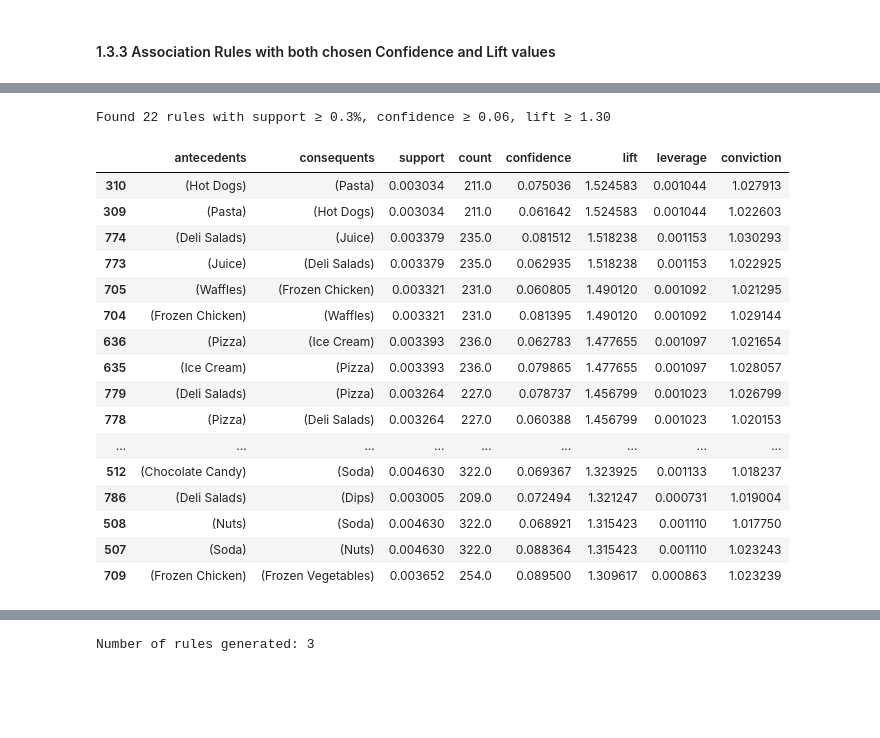
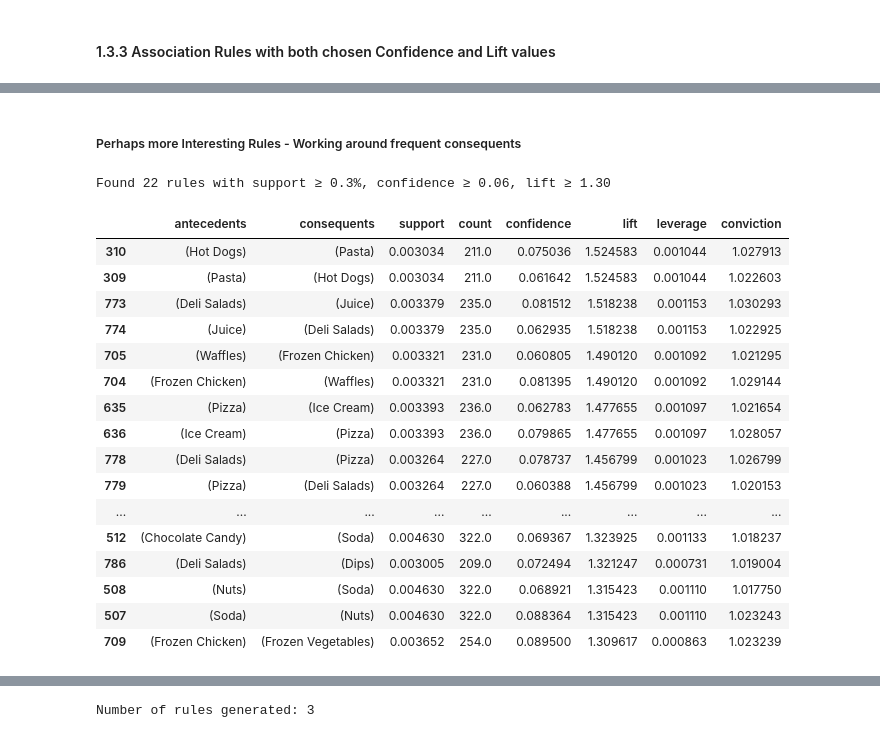
Before and after one commit to ijustsnapped/DataMine_PI, a Jupyter notebook: PD_202425_Project1/PD_202425_Project.ipynb, the cells around one changed output, grey strips where cells are left out. Saved outputs shown, nothing was run; the diff lists cells and outputs as text; code cells hidden in the pictures; blank space fills up the shorter version.

```diff
--- a/PD_202425_Project1/PD_202425_Project.ipynb
+++ b/PD_202425_Project1/PD_202425_Project.ipynb
@@ -1696,41 +1847,43 @@ We have to work knowing this metrics are always relative to the dataset being us
+# %% [markdown]
+##### Perhaps more Interesting Rules - Working around frequent consequents
 # %%
 # frequent itemsets
 min_sup   = 0.003
 freq_items = fpgrowth(binary_foodmart, min_support=min_sup, use_colnames=True)
 
 # confidence
 min_conf  = 0.06
 rules     = association_rules(freq_items, metric="confidence", min_threshold=min_conf)
 
 # filter for lift ≥ 1.20
 min_lift  = 1.3
 strong_rules = rules[rules['lift'] >= min_lift].copy()
 
 # absolute counts
 strong_rules['count'] = strong_rules['support'] * binary_foodmart.shape[0]
 
 strong_rules = strong_rules.sort_values(['lift','confidence'], ascending=False)
 print(f"Found {len(strong_rules)} rules with support ≥ {min_sup*100:.1f}%, "
       f"confidence ≥ {min_conf:.2f}, lift ≥ {min_lift:.2f}\n")
 strong_rules[[
     'antecedents','consequents',
     'support','count',
     'confidence','lift',
     'leverage','conviction'
-]].head(30)
+]].head(50)
 # %% [output]
 Found 22 rules with support ≥ 0.3%, confidence ≥ 0.06, lift ≥ 1.30
 |  | antecedents | consequents | support | count | confidence | lift | leverage | conviction |
 | 310 | (Hot Dogs) | (Pasta) | 0.003034 | 211.0 | 0.075036 | 1.524583 | 0.001044 | 1.027913 |
 | 309 | (Pasta) | (Hot Dogs) | 0.003034 | 211.0 | 0.061642 | 1.524583 | 0.001044 | 1.022603 |
-| 774 | (Deli Salads) | (Juice) | 0.003379 | 235.0 | 0.081512 | 1.518238 | 0.001153 | 1.030293 |
-| 773 | (Juice) | (Deli Salads) | 0.003379 | 235.0 | 0.062935 | 1.518238 | 0.001153 | 1.022925 |
+| 773 | (Deli Salads) | (Juice) | 0.003379 | 235.0 | 0.081512 | 1.518238 | 0.001153 | 1.030293 |
+| 774 | (Juice) | (Deli Salads) | 0.003379 | 235.0 | 0.062935 | 1.518238 | 0.001153 | 1.022925 |
 | 705 | (Waffles) | (Frozen Chicken) | 0.003321 | 231.0 | 0.060805 | 1.490120 | 0.001092 | 1.021295 |
 | 704 | (Frozen Chicken) | (Waffles) | 0.003321 | 231.0 | 0.081395 | 1.490120 | 0.001092 | 1.029144 |
-| 636 | (Pizza) | (Ice Cream) | 0.003393 | 236.0 | 0.062783 | 1.477655 | 0.001097 | 1.021654 |
-| 635 | (Ice Cream) | (Pizza) | 0.003393 | 236.0 | 0.079865 | 1.477655 | 0.001097 | 1.028057 |
-| 779 | (Deli Salads) | (Pizza) | 0.003264 | 227.0 | 0.078737 | 1.456799 | 0.001023 | 1.026799 |
-| 778 | (Pizza) | (Deli Salads) | 0.003264 | 227.0 | 0.060388 | 1.456799 | 0.001023 | 1.020153 |
+| 635 | (Pizza) | (Ice Cream) | 0.003393 | 236.0 | 0.062783 | 1.477655 | 0.001097 | 1.021654 |
+| 636 | (Ice Cream) | (Pizza) | 0.003393 | 236.0 | 0.079865 | 1.477655 | 0.001097 | 1.028057 |
+| 778 | (Deli Salads) | (Pizza) | 0.003264 | 227.0 | 0.078737 | 1.456799 | 0.001023 | 1.026799 |
+| 779 | (Pizza) | (Deli Salads) | 0.003264 | 227.0 | 0.060388 | 1.456799 | 0.001023 | 1.020153 |
 | ... | ... | ... | ... | ... | ... | ... | ... | ... |
 | 512 | (Chocolate Candy) | (Soda) | 0.004630 | 322.0 | 0.069367 | 1.323925 | 0.001133 | 1.018237 |
 | 786 | (Deli Salads) | (Dips) | 0.003005 | 209.0 | 0.072494 | 1.321247 | 0.000731 | 1.019004 |
```
Also changed, not shown: parts of 44 cells of this notebook, 5 other files.
